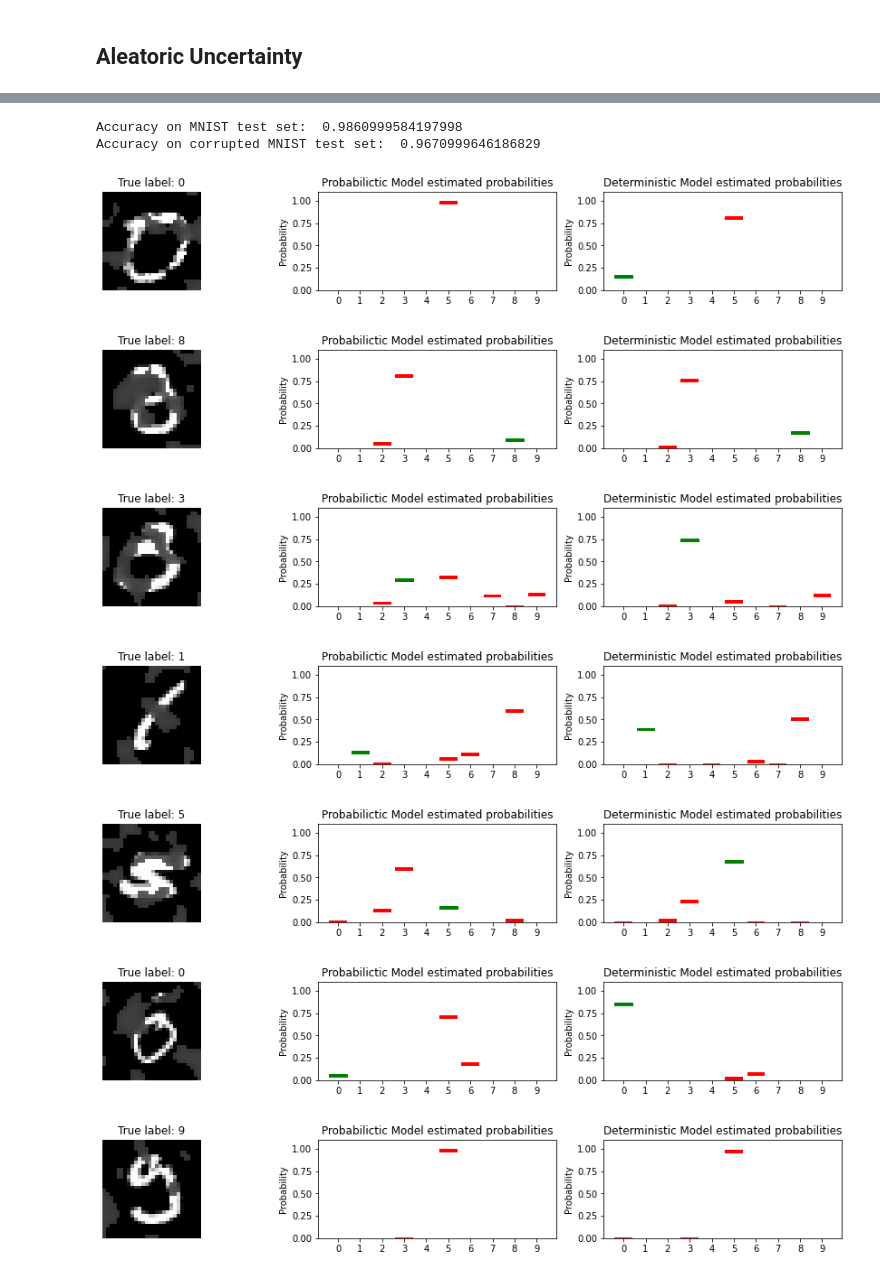
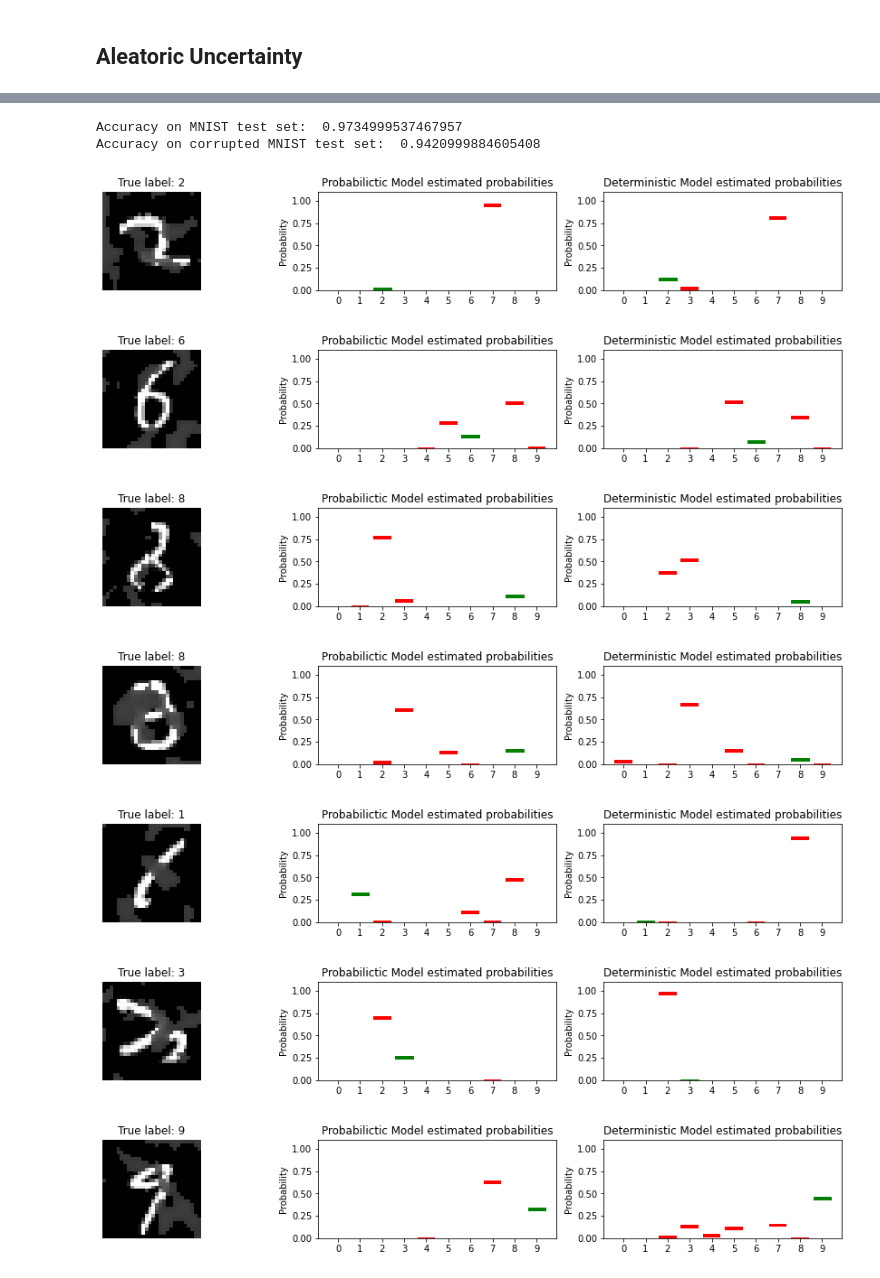
Before and after one commit to basselkassem/probabilistic-ml, a Jupyter notebook: baysian_nn.ipynb, the cells around one changed output, grey strips where cells are left out. Saved outputs shown, nothing was run; the diff lists cells and outputs as text; code cells hidden in the pictures.

```diff
--- a/baysian_nn.ipynb
+++ b/baysian_nn.ipynb
@@ -82,9 +81,8 @@ show_imgs(corr_X_train, corr_y_train)
 # %%
 def get_model():
   model = tf.keras.models.Sequential([
-    tf.keras.layers.Conv2D(32, 3, padding = 'valid', activation = 'relu', input_shape = (28, 28, 1)),
-    tf.keras.layers.MaxPooling2D(),
-    tf.keras.layers.Conv2D(16, 3, padding = 'valid', activation = 'relu'),
+    tf.keras.layers.Conv2D(8, 5, padding = 'valid', activation = 'relu', input_shape = (28, 28, 1)),
+    tf.keras.layers.MaxPooling2D(6),
     tf.keras.layers.Flatten(),
     tf.keras.layers.Dense(10, activation = 'softmax'),
   ])
@@ -161,9 +157,8 @@ def nll(y_true, y_hat_dist):
 # %%
 def get_aleatoric_model():
   model = tf.keras.models.Sequential([
-    tf.keras.layers.Conv2D(32, 3, padding = 'valid', activation = 'relu', input_shape = (28, 28, 1)),
-    tf.keras.layers.MaxPooling2D(),
-    tf.keras.layers.Conv2D(16, 3, padding = 'valid', activation = 'relu'),
+    tf.keras.layers.Conv2D(8, 5, padding = 'valid', activation = 'relu', input_shape = (28, 28, 1)),
+    tf.keras.layers.MaxPooling2D(6),
     tf.keras.layers.Flatten(),
     tf.keras.layers.Dense(tfpl.OneHotCategorical.params_size(10),),
     tfpl.OneHotCategorical(event_size = 10, convert_to_tensor_fn = tfd.Distribution.mode)
@@ -231,8 +224,8 @@ print('Accuracy on MNIST test set: ',
 print('Accuracy on corrupted MNIST test set: ',
       str(aleatoric_model.evaluate(corr_X_test, tf.keras.utils.to_categorical(corr_y_test), verbose=False)[1]))
 # %% [output]
-Accuracy on MNIST test set:  0.9860999584197998
-Accuracy on corrupted MNIST test set:  0.9670999646186829
+Accuracy on MNIST test set:  0.9734999537467957
+Accuracy on corrupted MNIST test set:  0.9420999884605408
 # %%
 def get_prediction(data, model, image, run_ensemble = False, deter = False):
   if run_ensemble:
@@ -253,46 +246,46 @@ def get_prediction(data, model, image, run_ensemble = False, deter = False):
   return model1_pct_2p5, model2_pct_97p5
 
 
-def analyse_model_prediction(data, labels, model1, model2,  image_num, run_ensemble=False):
+def analyse_model_prediction(data, labels, model1, model2,  image_num, run_ensemble=False, deter = True):
     fig, (ax1, ax2, ax3) = plt.subplots(nrows=1, ncols=3, figsize=(16, 2))
     true_label = labels[image_num, 0]
     image = data[image_num]
     model1_pct_2p5, model1_pct_97p5 = get_prediction(data, model1, image, run_ensemble)
-    model2_pct_2p5, model2_pct_97p5 = get_prediction(data, model2, image, run_ensemble, True)
+    model2_pct_2p5, model2_pct_97p5 = get_prediction(data, model2, image, run_ensemble, deter)
 
     ax1.imshow(image[..., 0], cmap='gray')
     ax1.axis('off')
     ax1.set_title('True label: {}'.format(str(true_label)))
 
     bar = ax2.bar(np.arange(10), model1_pct_97p5, color='red')
     bar[int(true_label)].set_color('green')
     ax2.bar(np.arange(10), model1_pct_2p5-0.04, color='white', linewidth=1, edgecolor='white')
     ax2.set_xticks(np.arange(10))
     ax2.set_ylim([0, 1.1])
     ax2.set_ylabel('Probability')
     ax2.set_title('Probabilictic Model estimated probabilities')
 
     bar = ax3.bar(np.arange(10), model2_pct_97p5, color='red')
     bar[int(true_label)].set_color('green')
     ax3.bar(np.arange(10), model2_pct_2p5-0.04, color='white', linewidth=1, edgecolor='white')
     ax3.set_xticks(np.arange(10))
     ax3.set_ylim([0, 1.1])
     ax3.set_ylabel('Probability')
     ax3.set_title('Deterministic Model estimated probabilities')
     plt.show()
 
 y_hat = np.argmax(aleatoric_model(corr_X_test).mean().numpy(), axis=-1)
 miss_cls = np.where(corr_y_test.reshape(-1, ) != y_hat)[0]
 for i in miss_cls[0:7]:
     analyse_model_prediction(corr_X_test, corr_y_test, aleatoric_model, deterministic_model, i)
 # %% [output]
-[figure, old version]
+[figure, new version]
-[figure, old version]
+[figure, new version]
-[figure, old version]
+[figure, new version]
-[figure, old version]
+[figure, new version]
-[figure, old version]
+[figure, new version]
-[figure, old version]
+[figure, new version]
-[figure, old version]
+[figure, new version]
 # %%
 def get_correct_indices(model, x, labels):
     y_model = model(x)
```
Also changed, not shown: parts of 29 cells of this notebook.
